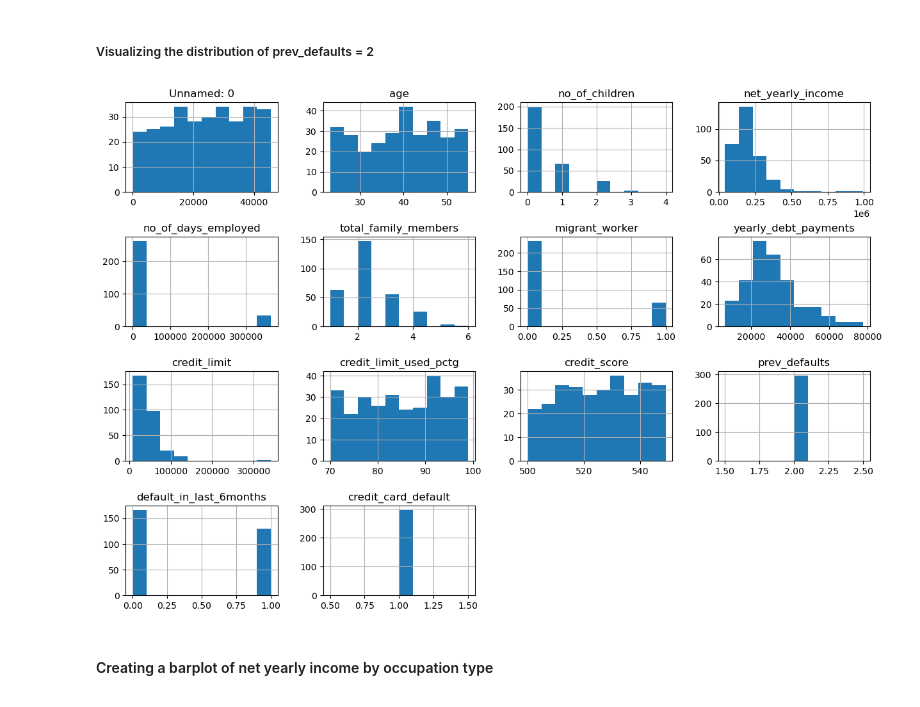
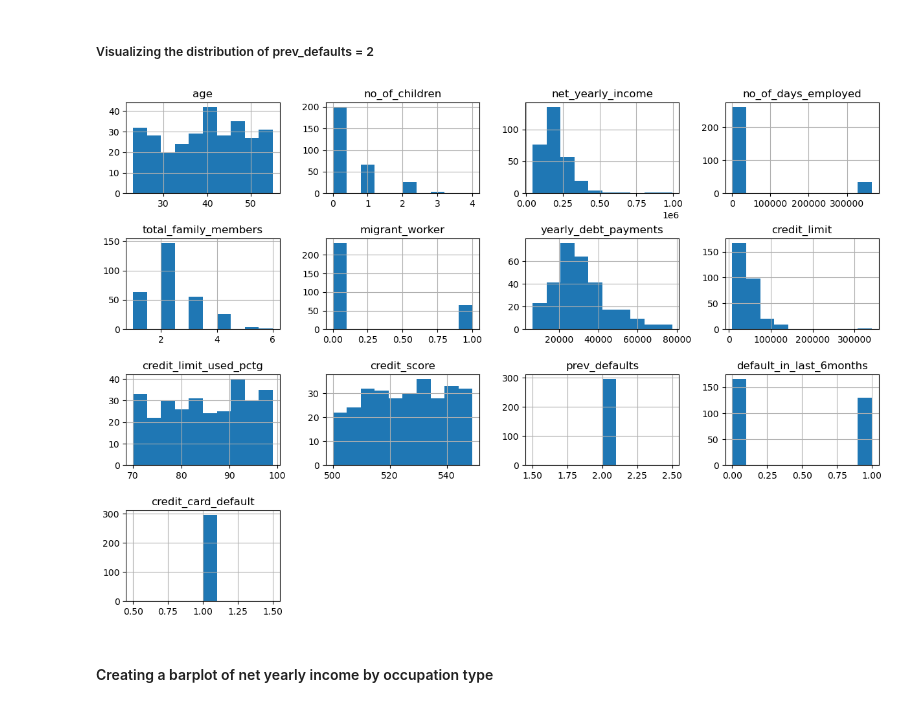
Before and after one commit to CamiloDS16/Project-2-AmEx-Credit-Card-Default-, a Jupyter notebook: Project-2-AmEx-Credit-Card-Default-/notebooks/eda_amex_project.ipynb, the cells around one changed output. Cells and saved outputs as stored; diff of their text form; code cells hidden in the pictures.

```diff
--- a/Project-2-AmEx-Credit-Card-Default-/notebooks/eda_amex_project.ipynb
+++ b/Project-2-AmEx-Credit-Card-Default-/notebooks/eda_amex_project.ipynb
@@ -46,7 +28,7 @@ ModuleNotFoundError: No module named 'widgetsnbextension'
 #### Loading the data
 # %%
 # Loading data to variable amex_df_
-amex_df_ = pd.read_csv(r'/Users/camilods16/Documents/Project-2-AmEx-Credit-Card-Default-/Project-2-AmEx-Credit-Card-Default-/data/processed/amex_clean_data.csv')
+amex_df_ = pd.read_csv(r'/Users/camilods16/Documents/Project-2-AmEx-Credit-Card-Default-/Project-2-AmEx-Credit-Card-Default-/data/processed/amex_data.csv')
 # %% [markdown]
 ### Pandas Profile: American Express DataFrame
 # %% [markdown]
@@ -116,6 +98,8 @@ Index(['Unnamed: 0', 'customer_id', 'age', 'gender', 'owns_car', 'owns_house',
        'credit_card_default'],
       dtype='object')
 # %%
-# dropping False column
-amex_df_.drop(False, axis=1, inplace=True)
+# dropping unnamed column column
+amex_df_ = amex_df_.drop(columns='Unnamed: 0', axis=1)
+amex_train = amex_df_
+amex_train.head(5)
 # %% [output]
@@ -135,7 +113,7 @@ Index(['Unnamed: 0', 'customer_id', 'age', 'gender', 'owns_car', 'owns_house',
 We can see that there are still 2 values missing. We replaced the categorical missing values with mode in the previous notebook. The other two numerical missing variables will not be replaced just yet.
 # %%
 # Dropping customer_id column for exploration
-customer_amex = amex_df_[['customer_id']]
-amex_df_.drop('customer_id', axis=1, inplace=True)
+customer_amex = amex_train[['customer_id']]
+amex_train = amex_train.drop('customer_id', axis=1)
 # %%
 # checking the df
@@ -253,10 +233,10 @@ sns.catplot(kind='count', data=amex_df_, x='prev_defaults')
 ##### Visualizing the distribution of prev_defaults = 2
 # %%
 # distribution of a population sample with 2 previous defaults
-amex_df_[amex_df_['prev_defaults']== 2].hist(figsize=(15,10))
+amex_train[amex_train['prev_defaults']== 2].hist(figsize=(15,10))
 plt.subplots_adjust(hspace=0.5)
 # %% [output]
-[figure, old version]
+[figure, new version]
 # %% [markdown]
 #### Creating a barplot of net yearly income by occupation type
 # %%
```
Also changed, not shown: parts of 31 cells of this notebook, 2 other files.
